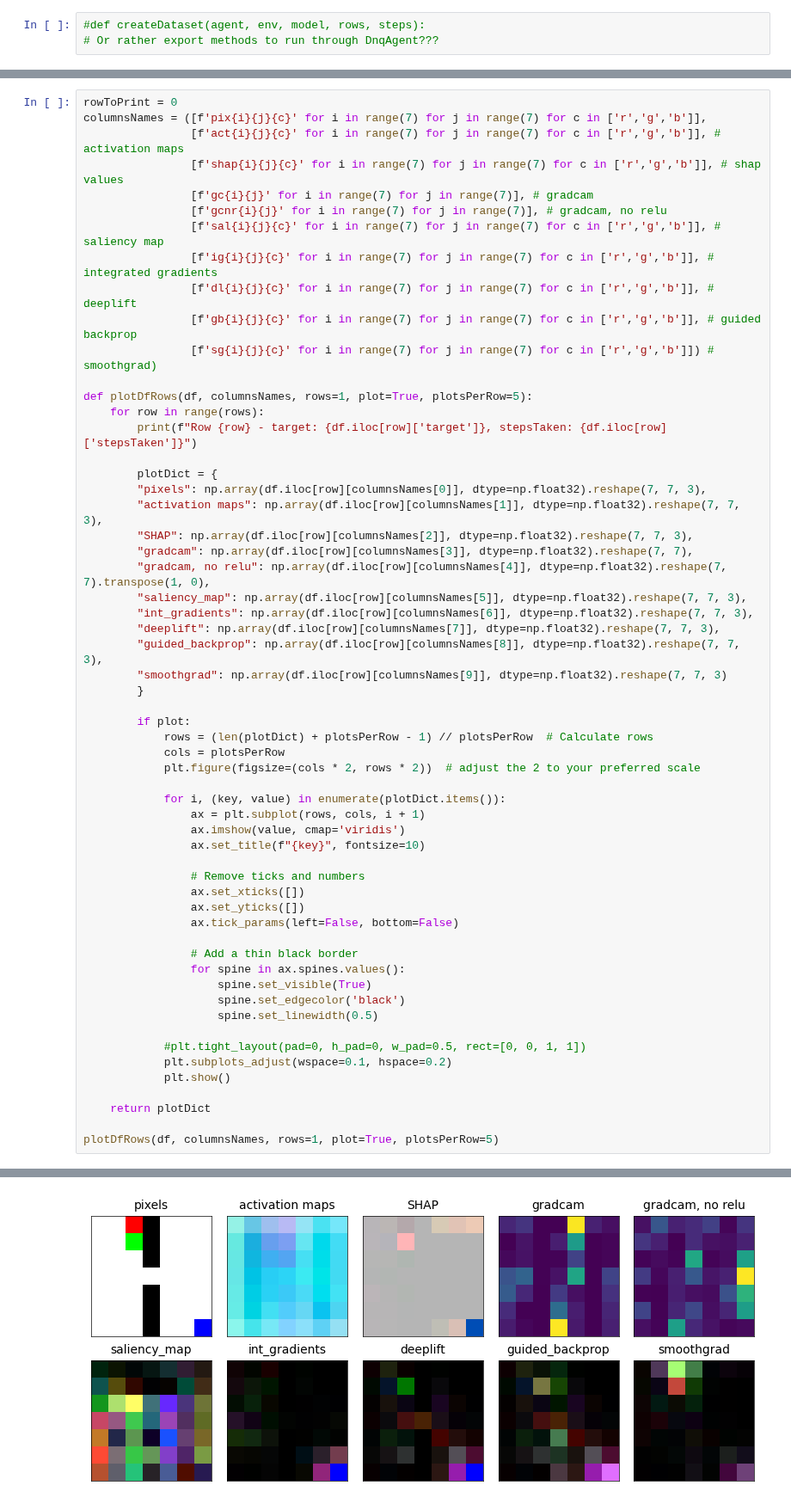
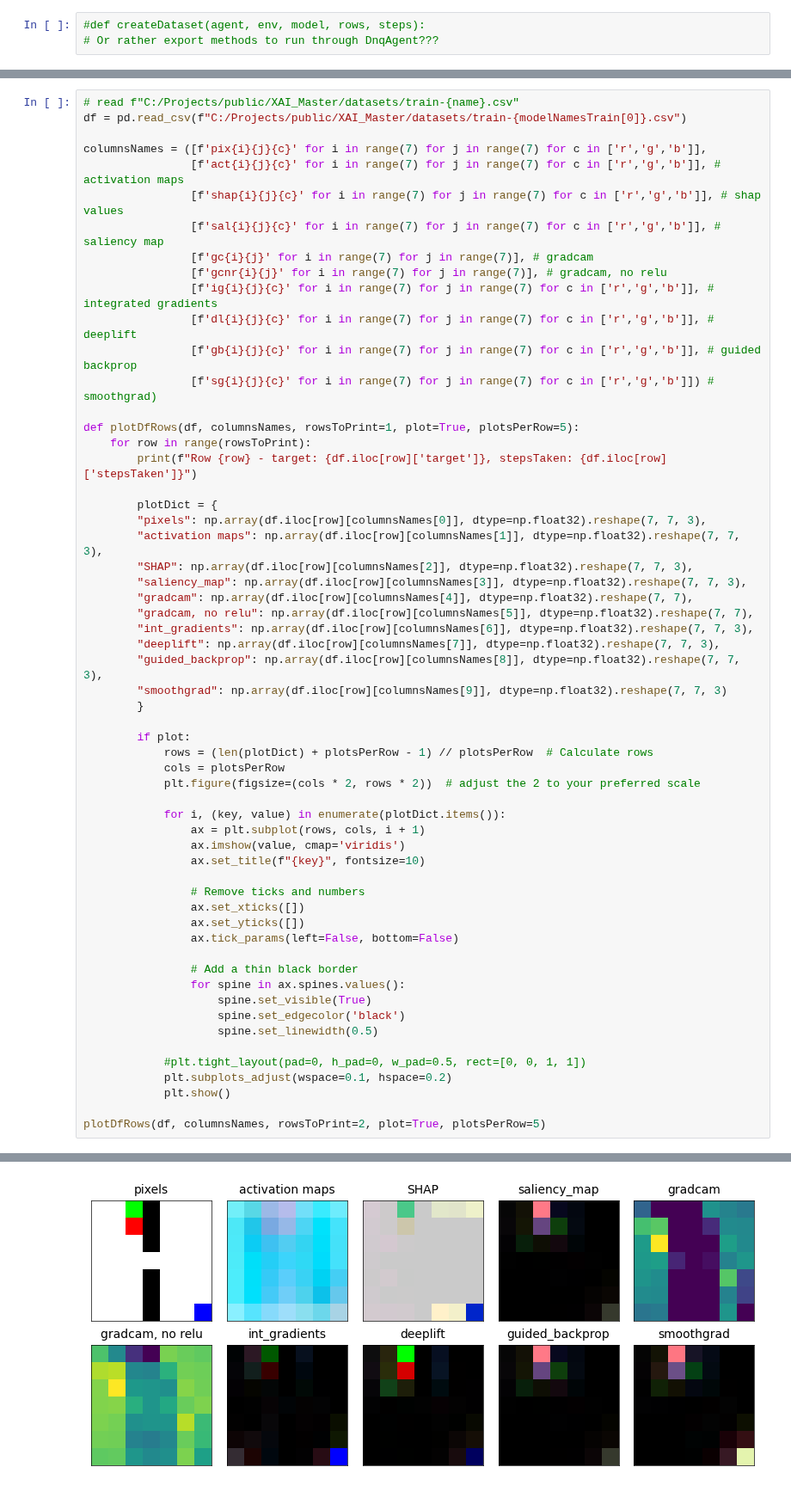
Before and after one commit to gunhamn/public, a Jupyter notebook: XAI_Master/xaiMethods.ipynb, the cells around one changed output, grey strips where cells are left out. Shown at 86% size. Cells and saved outputs as stored; diff of their text form.

Commit message:
Ready to create datasets

```diff
--- a/XAI_Master/xaiMethods.ipynb
+++ b/XAI_Master/xaiMethods.ipynb
@@ -1193,27 +1195,29 @@ episodedf: (1, 1276), episodeSteps: 1, action: 2
 # %%
-rowToPrint = 0
+# read f"C:/Projects/public/XAI_Master/datasets/train-{name}.csv"
+df = pd.read_csv(f"C:/Projects/public/XAI_Master/datasets/train-{modelNamesTrain[0]}.csv")
+
 columnsNames = ([f'pix{i}{j}{c}' for i in range(7) for j in range(7) for c in ['r','g','b']],
                 [f'act{i}{j}{c}' for i in range(7) for j in range(7) for c in ['r','g','b']], # activation maps
                 [f'shap{i}{j}{c}' for i in range(7) for j in range(7) for c in ['r','g','b']], # shap values
+                [f'sal{i}{j}{c}' for i in range(7) for j in range(7) for c in ['r','g','b']], # saliency map
                 [f'gc{i}{j}' for i in range(7) for j in range(7)], # gradcam
                 [f'gcnr{i}{j}' for i in range(7) for j in range(7)], # gradcam, no relu
-                [f'sal{i}{j}{c}' for i in range(7) for j in range(7) for c in ['r','g','b']], # saliency map
                 [f'ig{i}{j}{c}' for i in range(7) for j in range(7) for c in ['r','g','b']], # integrated gradients
                 [f'dl{i}{j}{c}' for i in range(7) for j in range(7) for c in ['r','g','b']], # deeplift
                 [f'gb{i}{j}{c}' for i in range(7) for j in range(7) for c in ['r','g','b']], # guided backprop
                 [f'sg{i}{j}{c}' for i in range(7) for j in range(7) for c in ['r','g','b']]) # smoothgrad)
 
-def plotDfRows(df, columnsNames, rows=1, plot=True, plotsPerRow=5):
-    for row in range(rows):
+def plotDfRows(df, columnsNames, rowsToPrint=1, plot=True, plotsPerRow=5):
+    for row in range(rowsToPrint):
         print(f"Row {row} - target: {df.iloc[row]['target']}, stepsTaken: {df.iloc[row]['stepsTaken']}")
 
         plotDict = {
         "pixels": np.array(df.iloc[row][columnsNames[0]], dtype=np.float32).reshape(7, 7, 3),
         "activation maps": np.array(df.iloc[row][columnsNames[1]], dtype=np.float32).reshape(7, 7, 3),
         "SHAP": np.array(df.iloc[row][columnsNames[2]], dtype=np.float32).reshape(7, 7, 3),
-        "gradcam": np.array(df.iloc[row][columnsNames[3]], dtype=np.float32).reshape(7, 7),
-        "gradcam, no relu": np.array(df.iloc[row][columnsNames[4]], dtype=np.float32).reshape(7, 7).transpose(1, 0),
-        "saliency_map": np.array(df.iloc[row][columnsNames[5]], dtype=np.float32).reshape(7, 7, 3),
+        "saliency_map": np.array(df.iloc[row][columnsNames[3]], dtype=np.float32).reshape(7, 7, 3),
+        "gradcam": np.array(df.iloc[row][columnsNames[4]], dtype=np.float32).reshape(7, 7),
+        "gradcam, no relu": np.array(df.iloc[row][columnsNames[5]], dtype=np.float32).reshape(7, 7),
         "int_gradients": np.array(df.iloc[row][columnsNames[6]], dtype=np.float32).reshape(7, 7, 3),
         "deeplift": np.array(df.iloc[row][columnsNames[7]], dtype=np.float32).reshape(7, 7, 3),
         "guided_backprop": np.array(df.iloc[row][columnsNames[8]], dtype=np.float32).reshape(7, 7, 3),
@@ -1245,7 +1249,5 @@ def plotDfRows(df, columnsNames, rows=1, plot=True, plotsPerRow=5):
             plt.subplots_adjust(wspace=0.1, hspace=0.2)
             plt.show()
 
-    return plotDict
-
-plotDfRows(df, columnsNames, rows=1, plot=True, plotsPerRow=5)
+plotDfRows(df, columnsNames, rowsToPrint=2, plot=True, plotsPerRow=5)
 # %% [output]
@@ -1253 +1255 @@ Row 0 - target: 0, stepsTaken: 0.0
-[figure, old version]
+[figure, new version]
```
Also changed, not shown: parts of 7 cells of this notebook, 1 other file.
